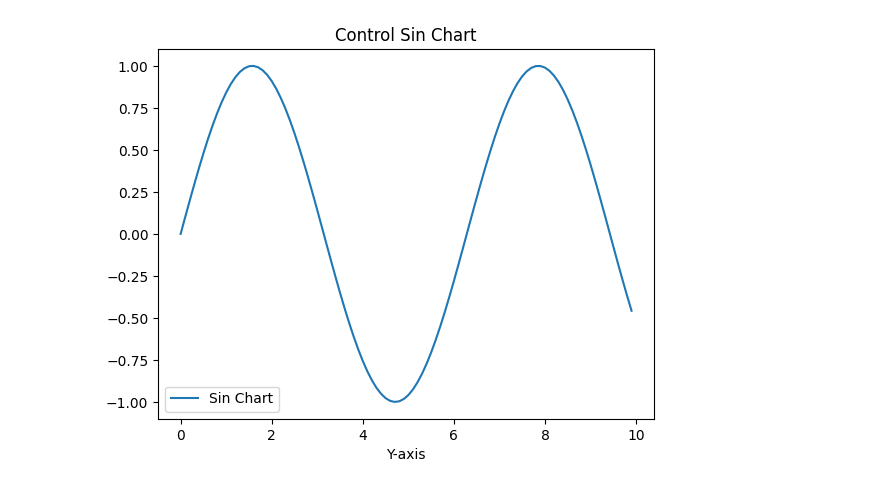
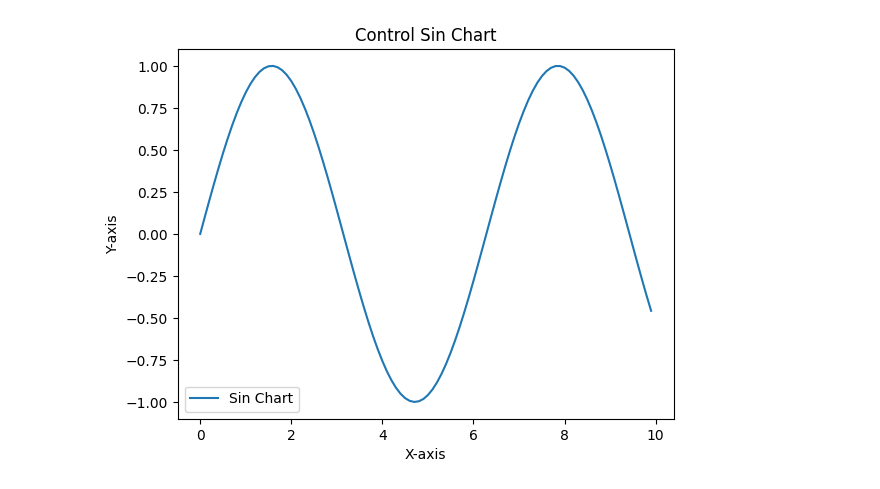
Before and after one commit to miksang0/Simple-Sin-Wave-Chart, a Jupyter notebook: Simple_Sin_Wave_Chart.ipynb, the cells around one changed output. Cells and saved outputs as stored; diff of their text form; code cells hidden in the pictures.

```diff
--- a/Simple_Sin_Wave_Chart.ipynb
+++ b/Simple_Sin_Wave_Chart.ipynb
@@ -3,17 +3,17 @@
 # %%
 import matplotlib.pyplot as plt
 import numpy as np
 
 x_values = np.arange(0, 10, 0.1)
 y_values = np.sin(x_values)
 
 plt.plot(x_values, y_values, label = 'Sin Chart')
 plt.xlabel('X-axis')
-plt.xlabel('Y-axis')
+plt.ylabel('Y-axis')
 plt.title('Control Sin Chart')
 
 plt.legend()
 
 plt.show()
 # %% [output]
-[figure, old version]
+[figure, new version]
```
